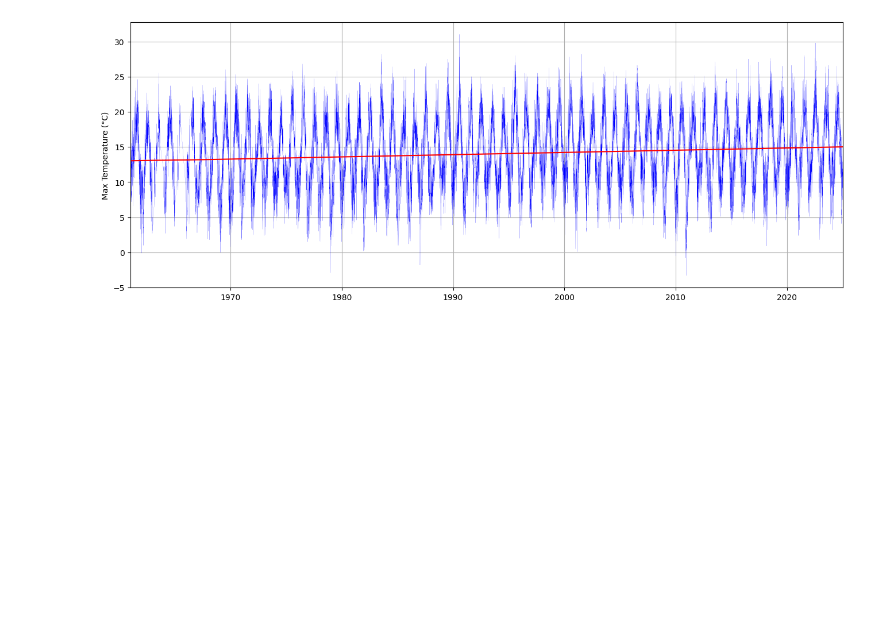
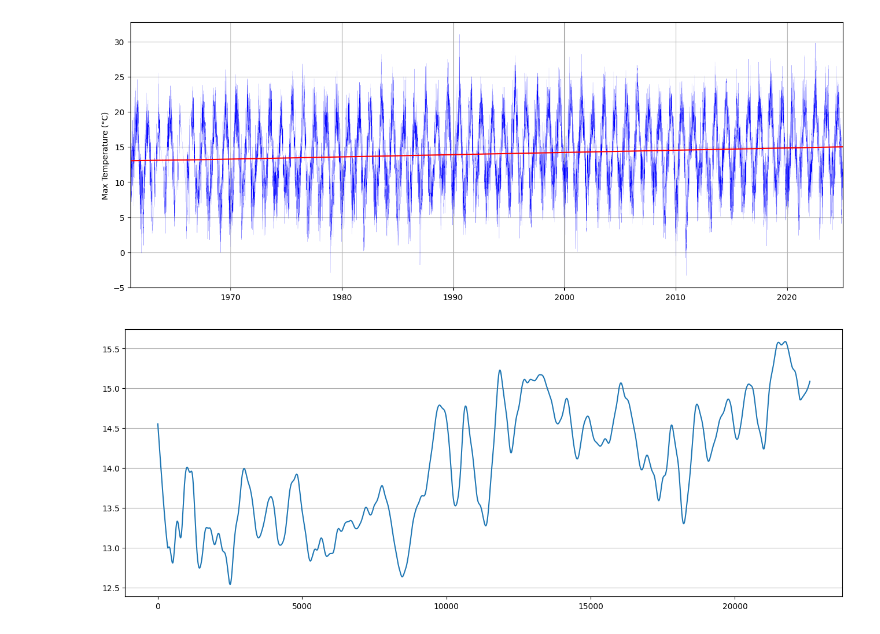
Before and after one commit to anthonynolan/climate, a Jupyter notebook: first.ipynb, the cells around one changed output. Saved outputs shown, nothing was run; the diff lists cells and outputs as text; code cells hidden in the pictures; blank space fills up the shorter version.

Commit message:
seasonal trend extract

```diff
--- a/first.ipynb
+++ b/first.ipynb
@@ -152,3 +187,13 @@ plt.plot(max_t_rows.date, y, c='r')
 plt.show()
 # %% [output]
 [figure]
+# %%
+from statsmodels.tsa.seasonal import STL
+
+stl = STL(max_t_rows['maxt'], period=365)
+result = stl.fit()
+
+result.trend.plot()
+plt.grid(axis='y')
+# %% [output]
+[figure, added]
```
Also changed, not shown: parts of 11 cells of this notebook.
